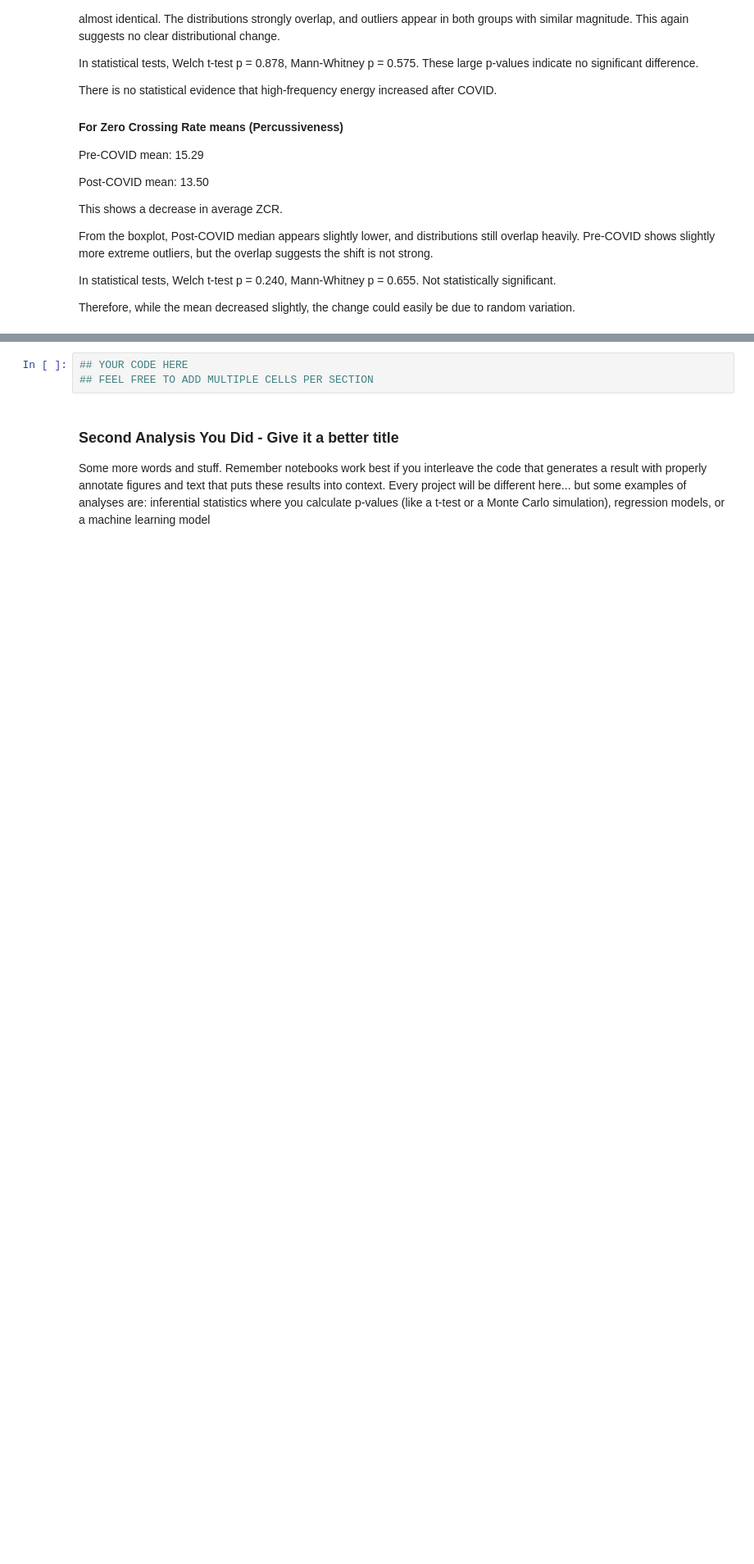
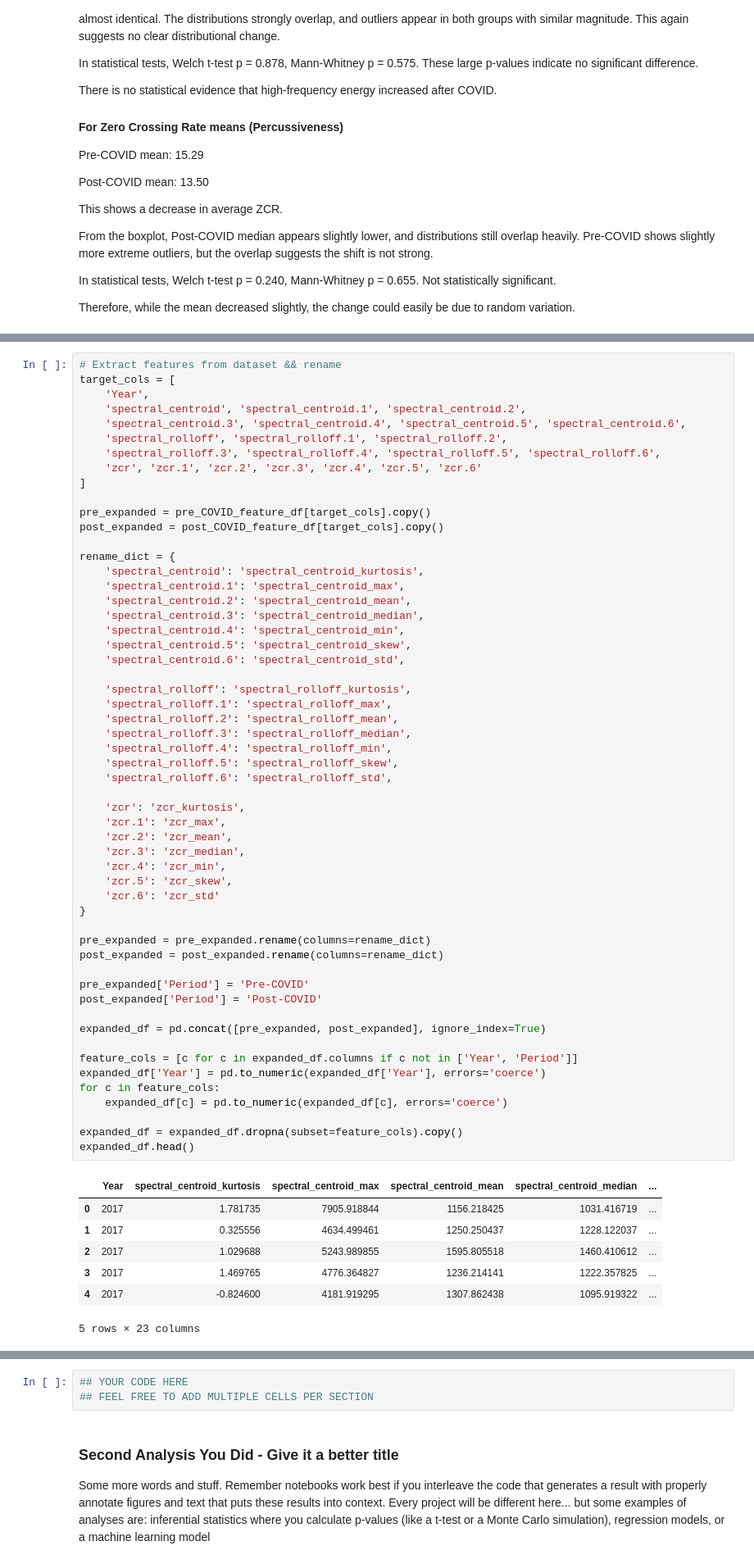
Before and after one commit to COGS108/Group081_WI26, a Jupyter notebook: 03-FinalProject.ipynb, the cells around one changed output, grey strips where cells are left out. Shown at 82% size. Saved outputs shown, nothing was run; the diff lists cells and outputs as text; blank space fills up the shorter version.

```diff
--- a/03-FinalProject.ipynb
+++ b/03-FinalProject.ipynb
@@ -451,0 +468,63 @@ Therefore, while the mean decreased slightly, the change could easily be due to
+# %%
+# Extract features from dataset && rename
+target_cols = [
+    'Year',
+    'spectral_centroid', 'spectral_centroid.1', 'spectral_centroid.2',
+    'spectral_centroid.3', 'spectral_centroid.4', 'spectral_centroid.5', 'spectral_centroid.6',
+    'spectral_rolloff', 'spectral_rolloff.1', 'spectral_rolloff.2',
+    'spectral_rolloff.3', 'spectral_rolloff.4', 'spectral_rolloff.5', 'spectral_rolloff.6',
+    'zcr', 'zcr.1', 'zcr.2', 'zcr.3', 'zcr.4', 'zcr.5', 'zcr.6'
+]
+
+pre_expanded = pre_COVID_feature_df[target_cols].copy()
+post_expanded = post_COVID_feature_df[target_cols].copy()
+
+rename_dict = {
+    'spectral_centroid': 'spectral_centroid_kurtosis',
+    'spectral_centroid.1': 'spectral_centroid_max',
+    'spectral_centroid.2': 'spectral_centroid_mean',
+    'spectral_centroid.3': 'spectral_centroid_median',
+    'spectral_centroid.4': 'spectral_centroid_min',
+    'spectral_centroid.5': 'spectral_centroid_skew',
+    'spectral_centroid.6': 'spectral_centroid_std',
+
+    'spectral_rolloff': 'spectral_rolloff_kurtosis',
+    'spectral_rolloff.1': 'spectral_rolloff_max',
+    'spectral_rolloff.2': 'spectral_rolloff_mean',
+    'spectral_rolloff.3': 'spectral_rolloff_median',
+    'spectral_rolloff.4': 'spectral_rolloff_min',
+    'spectral_rolloff.5': 'spectral_rolloff_skew',
+    'spectral_rolloff.6': 'spectral_rolloff_std',
+
+    'zcr': 'zcr_kurtosis',
+    'zcr.1': 'zcr_max',
+    'zcr.2': 'zcr_mean',
+    'zcr.3': 'zcr_median',
+    'zcr.4': 'zcr_min',
+    'zcr.5': 'zcr_skew',
+    'zcr.6': 'zcr_std'
+}
+
+pre_expanded = pre_expanded.rename(columns=rename_dict)
+post_expanded = post_expanded.rename(columns=rename_dict)
+
+pre_expanded['Period'] = 'Pre-COVID'
+post_expanded['Period'] = 'Post-COVID'
+
+expanded_df = pd.concat([pre_expanded, post_expanded], ignore_index=True)
+
+feature_cols = [c for c in expanded_df.columns if c not in ['Year', 'Period']]
+expanded_df['Year'] = pd.to_numeric(expanded_df['Year'], errors='coerce')
+for c in feature_cols:
+    expanded_df[c] = pd.to_numeric(expanded_df[c], errors='coerce')
+
+expanded_df = expanded_df.dropna(subset=feature_cols).copy()
+expanded_df.head()
+# %% [output]
+|  | Year | spectral_centroid_kurtosis | spectral_centroid_max | spectral_centroid_mean | spectral_centroid_median | ... |
+| 0 | 2017 | 1.781735 | 7905.918844 | 1156.218425 | 1031.416719 | ... |
+| 1 | 2017 | 0.325556 | 4634.499461 | 1250.250437 | 1228.122037 | ... |
+| 2 | 2017 | 1.029688 | 5243.989855 | 1595.805518 | 1460.410612 | ... |
+| 3 | 2017 | 1.469765 | 4776.364827 | 1236.214141 | 1222.357825 | ... |
+| 4 | 2017 | -0.824600 | 4181.919295 | 1307.862438 | 1095.919322 | ... |
+5 rows × 23 columns
```
Also changed, not shown: parts of 7 cells of this notebook.
